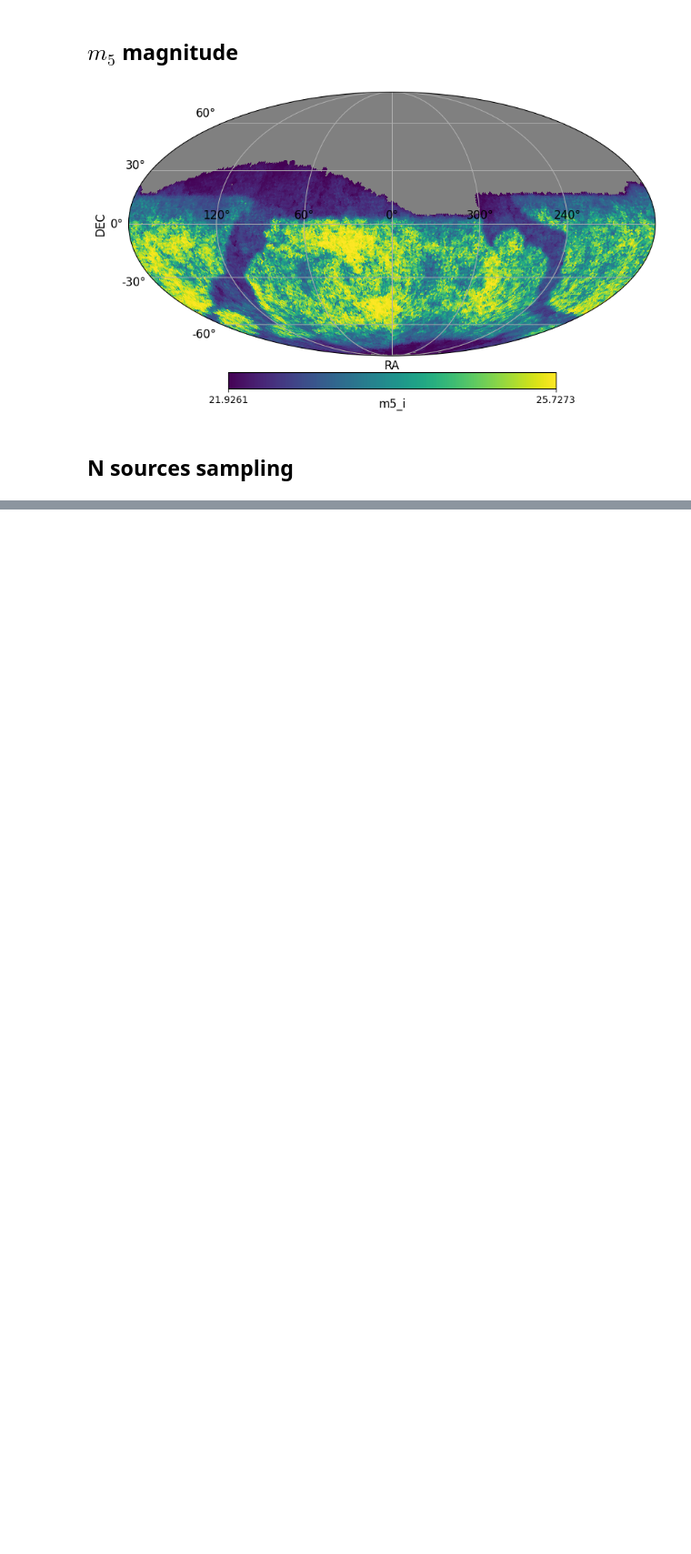
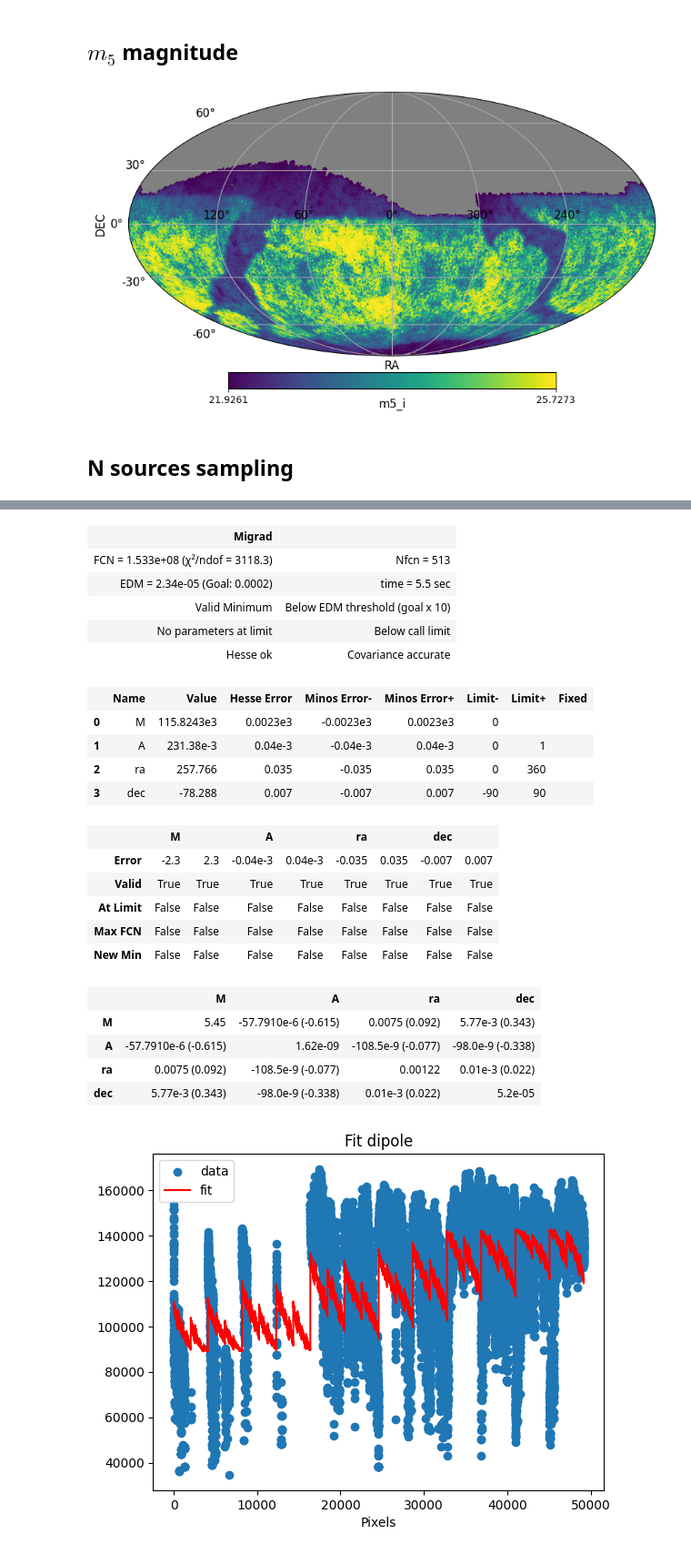
Before and after one commit to johannct/M2_Stage_Code, a Jupyter notebook: Simulation/Luminosity_Schechter.ipynb, the cells around one changed output, grey strips where cells are left out. Shown at 91% size. Saved outputs shown, nothing was run; the diff lists cells and outputs as text; code cells hidden in the pictures; blank space fills up the shorter version.

```diff
--- a/Simulation/Luminosity_Schechter.ipynb
+++ b/Simulation/Luminosity_Schechter.ipynb
@@ -293,0 +278,31 @@ MemoryError: Unable to allocate 45.8 GiB for an array with shape (49152, 1000000
+# %%
+map = NSource_px
+model = lambda map, M, A, ra, dec : apply_dipole_MD(map, M, A, ra, dec, nest=True, cut_masked=True, frame='icrs', contrast=False)
+init =  (1000, 1, 100, 40)
+names = ("M", "A", "ra", "dec")
+m = fit_dipole_err(model, map, init, names, bounds=([0, 0, 0, -90], [np.inf, 1, 360, 90]))
+m
+# %% [output]
+| Migrad |  |
+| FCN = 1.533e+08 (χ²/ndof = 3118.3) | Nfcn = 513 |
+| EDM = 2.34e-05 (Goal: 0.0002) | time = 5.5 sec |
+| Valid Minimum | Below EDM threshold (goal x 10) |
+| No parameters at limit | Below call limit |
+| Hesse ok | Covariance accurate |
+|  | Name | Value | Hesse Error | Minos Error- | Minos Error+ | Limit- | Limit+ | Fixed |
+| 0 | M | 115.8243e3 | 0.0023e3 | -0.0023e3 | 0.0023e3 | 0 |  |  |
+| 1 | A | 231.38e-3 | 0.04e-3 | -0.04e-3 | 0.04e-3 | 0 | 1 |  |
+| 2 | ra | 257.766 | 0.035 | -0.035 | 0.035 | 0 | 360 |  |
+| 3 | dec | -78.288 | 0.007 | -0.007 | 0.007 | -90 | 90 |  |
+|  | M |  | A |  | ra |  | dec |  |
+| Error | -2.3 | 2.3 | -0.04e-3 | 0.04e-3 | -0.035 | 0.035 | -0.007 | 0.007 |
+| Valid | True | True | True | True | True | True | True | True |
+| At Limit | False | False | False | False | False | False | False | False |
+| Max FCN | False | False | False | False | False | False | False | False |
+| New Min | False | False | False | False | False | False | False | False |
+|  | M | A | ra | dec |
+| M | 5.45 | -57.7910e-6 (-0.615) | 0.0075 (0.092) | 5.77e-3 (0.343) |
+| A | -57.7910e-6 (-0.615) | 1.62e-09 | -108.5e-9 (-0.077) | -98.0e-9 (-0.338) |
+| ra | 0.0075 (0.092) | -108.5e-9 (-0.077) | 0.00122 | 0.01e-3 (0.022) |
+| dec | 5.77e-3 (0.343) | -98.0e-9 (-0.338) | 0.01e-3 (0.022) | 5.2e-05 |
+[figure, added]
```
Also changed, not shown: parts of 15 cells of this notebook, 2 other files.
